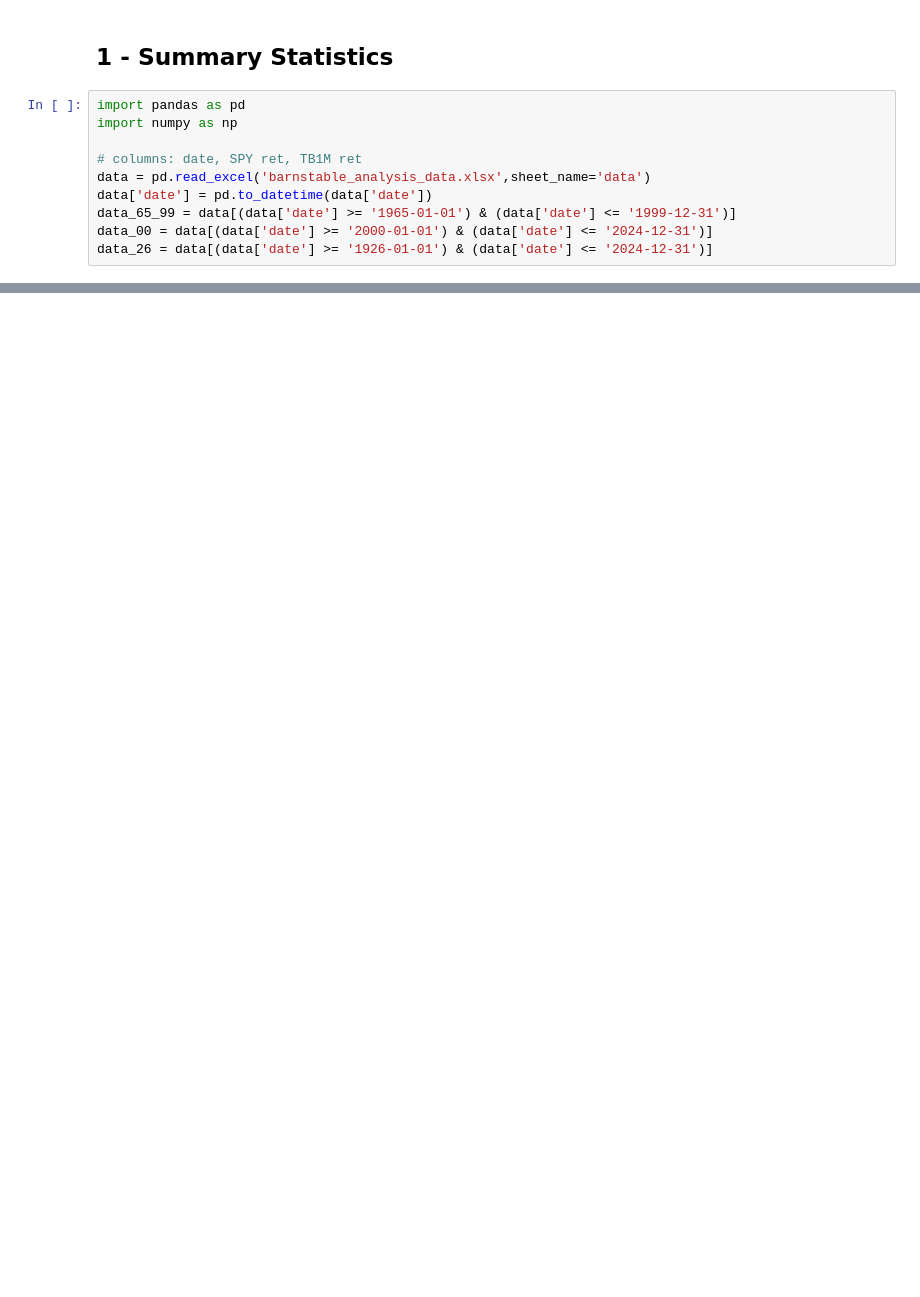
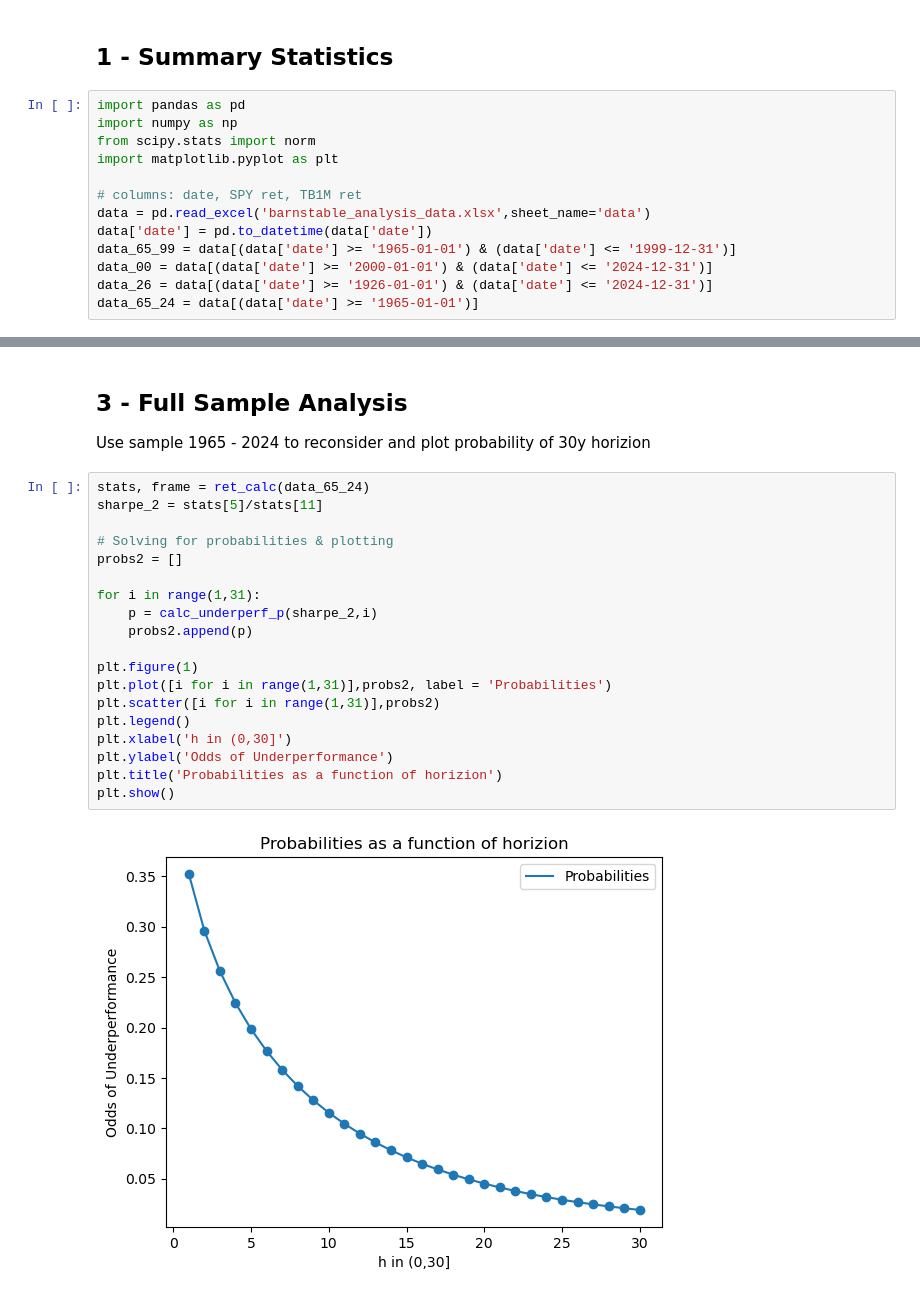
Before and after one commit to leenath001/Portfolio-Theory-HW, a Jupyter notebook: homework3/barnstable-case.ipynb, the cells around one changed output, grey strips where cells are left out. Cells and saved outputs as stored; diff of their text form; blank space fills up the shorter version.

```diff
--- a/homework3/barnstable-case.ipynb
+++ b/homework3/barnstable-case.ipynb
@@ -3,6 +3,8 @@
 # %%
 import pandas as pd
 import numpy as np
+from scipy.stats import norm
+import matplotlib.pyplot as plt
 
 # columns: date, SPY ret, TB1M ret
 data = pd.read_excel('barnstable_analysis_data.xlsx',sheet_name='data')
@@ -10,6 +12,7 @@ data['date'] = pd.to_datetime(data['date'])
 data_65_99 = data[(data['date'] >= '1965-01-01') & (data['date'] <= '1999-12-31')]
 data_00 = data[(data['date'] >= '2000-01-01') & (data['date'] <= '2024-12-31')]
 data_26 = data[(data['date'] >= '1926-01-01') & (data['date'] <= '2024-12-31')]
+data_65_24 = data[(data['date'] >= '1965-01-01')]
 # %%
 ## Summary Statistics
 # r^m => market return, r^f => risk free rate, r~ => excess returns
@@ -73,0 +109,24 @@ Log Excess             0.0571         0.1504
+# %% [markdown]
+## 3 - Full Sample Analysis
+Use sample 1965 - 2024 to reconsider and plot probability of 30y horizion
+# %%
+stats, frame = ret_calc(data_65_24)
+sharpe_2 = stats[5]/stats[11]
+
+# Solving for probabilities & plotting
+probs2 = []
+
+for i in range(1,31):
+    p = calc_underperf_p(sharpe_2,i)
+    probs2.append(p)
+
+plt.figure(1)
+plt.plot([i for i in range(1,31)],probs2, label = 'Probabilities')
+plt.scatter([i for i in range(1,31)],probs2)
+plt.legend()
+plt.xlabel('h in (0,30]')
+plt.ylabel('Odds of Underperformance')
+plt.title('Probabilities as a function of horizion')
+plt.show()
+# %% [output]
+[figure, added]
```
Also changed, not shown: parts of 3 cells of this notebook.
